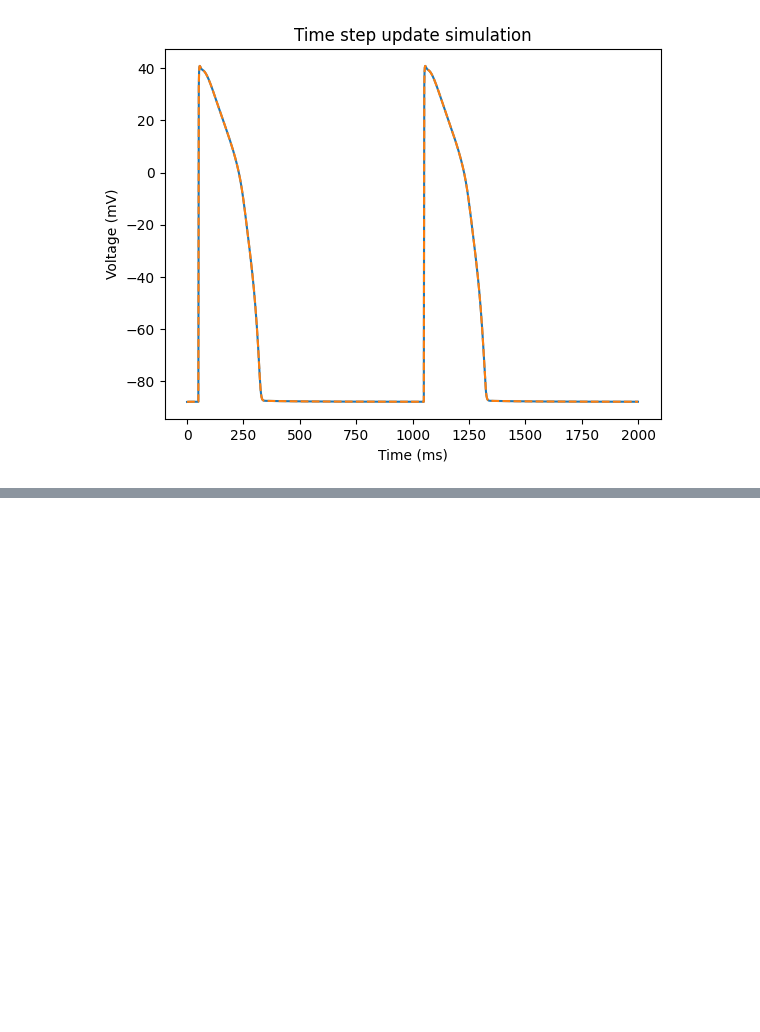
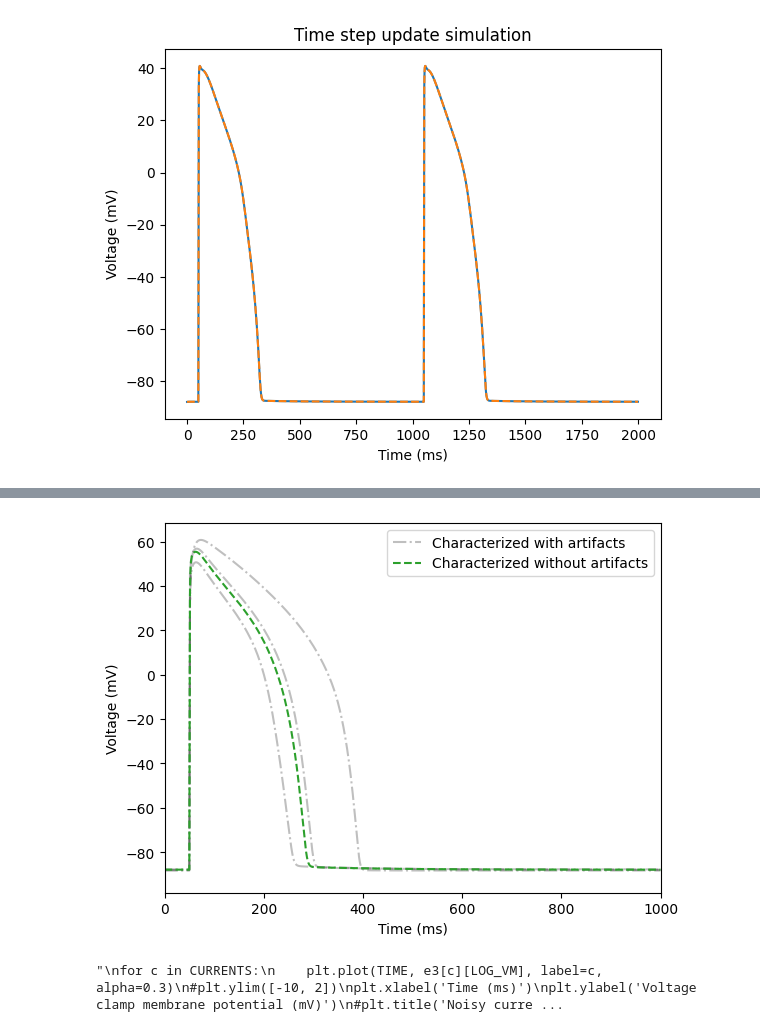
Before and after one commit to CardiacModelling/nav-artefact-model, a Jupyter notebook: src/ap/ap-effects.ipynb, the cells around one changed output, grey strips where cells are left out. Saved outputs shown, nothing was run; the diff lists cells and outputs as text; code cells hidden in the pictures; blank space fills up the shorter version.

```diff
--- a/src/ap/ap-effects.ipynb
+++ b/src/ap/ap-effects.ipynb
@@ -465,0 +313,64 @@ plt.show()
+# %%
+# Add artefacts to the characterization of the currents
+# Assuming we could 'perfectly' characterize the observed artifact-poluted current
+CURRENTS = {
+    'ikr': 'ikr.IKr',
+    'ina': 'ina.INa',
+    'ical': 'ical.ICaL',
+}
+
+m, paces = detach_currents(mmt_ap, CURRENTS)
+
+p = dict(pace=None)
+for k in paces: p[k] = None
+
+simulation = myokit.Simulation(m, p)
+
+# Set up the current simulation
+current_simulation = {
+    'ikr': myokit.Simulation(prepare(mmt_ikr)),
+    'ina': myokit.Simulation(prepare(mmt_ina)),
+    'ical': myokit.Simulation(prepare(mmt_ical)),
+}
+
+simulation = setup(simulation, label='pace')
+
+n_repeats = 3
+for i_repeat in range(n_repeats):
+    for c in CURRENTS: current_simulation[c].reset()
+    simulation.reset()
+
+    e3, s3 = run(m, simulation, current_simulation, artifact=True, alphas=80, i_repeat=i_repeat)
+    plt.plot(TIME-1000, s3['membrane.V'], c='k', ls='-.', alpha=0.25, label='_' if i_repeat else 'Characterized with artifacts')
+
+plt.plot(TIME-1000, s1['membrane.V'], c='C2', ls='--', label='Characterized without artifacts')
+plt.xlabel('Time (ms)')
+plt.ylabel('Voltage (mV)')
+plt.xlim(0, 1000)
+plt.legend()
+plt.savefig('artifact-samples.pdf', format='pdf')
+plt.show()
+
+#for c in CURRENTS:
+#    plt.plot(TIME, e3[c][LOG_VC], label=c, alpha=0.3)
+#plt.ylim([-10, 2])
+#plt.xlabel('Time (ms)')
+#plt.ylabel('Current (A/F)')
+#plt.legend()
+#plt.savefig('artifact-samples-currents.pdf', format='pdf')
+#plt.show()
+
+'''
+for c in CURRENTS:
+    plt.plot(TIME, e3[c][LOG_VM], label=c, alpha=0.3)
+#plt.ylim([-10, 2])
+plt.xlabel('Time (ms)')
+plt.ylabel('Voltage clamp membrane potential (mV)')
+#plt.title('Noisy currents')
+plt.legend()
+plt.savefig('artifact-samples-voltage.pdf', format='pdf')
+plt.show()
+'''
+# %% [output]
+[figure, added]
+"\nfor c in CURRENTS:\n    plt.plot(TIME, e3[c][LOG_VM], label=c, alpha=0.3)\n#plt.ylim([-10, 2])\nplt.xlabel('Time (ms)')\nplt.ylabel('Voltage clamp membrane potential (mV)')\n#plt.title('Noisy curre ...
```
Also changed, not shown: parts of 5 cells of this notebook.
